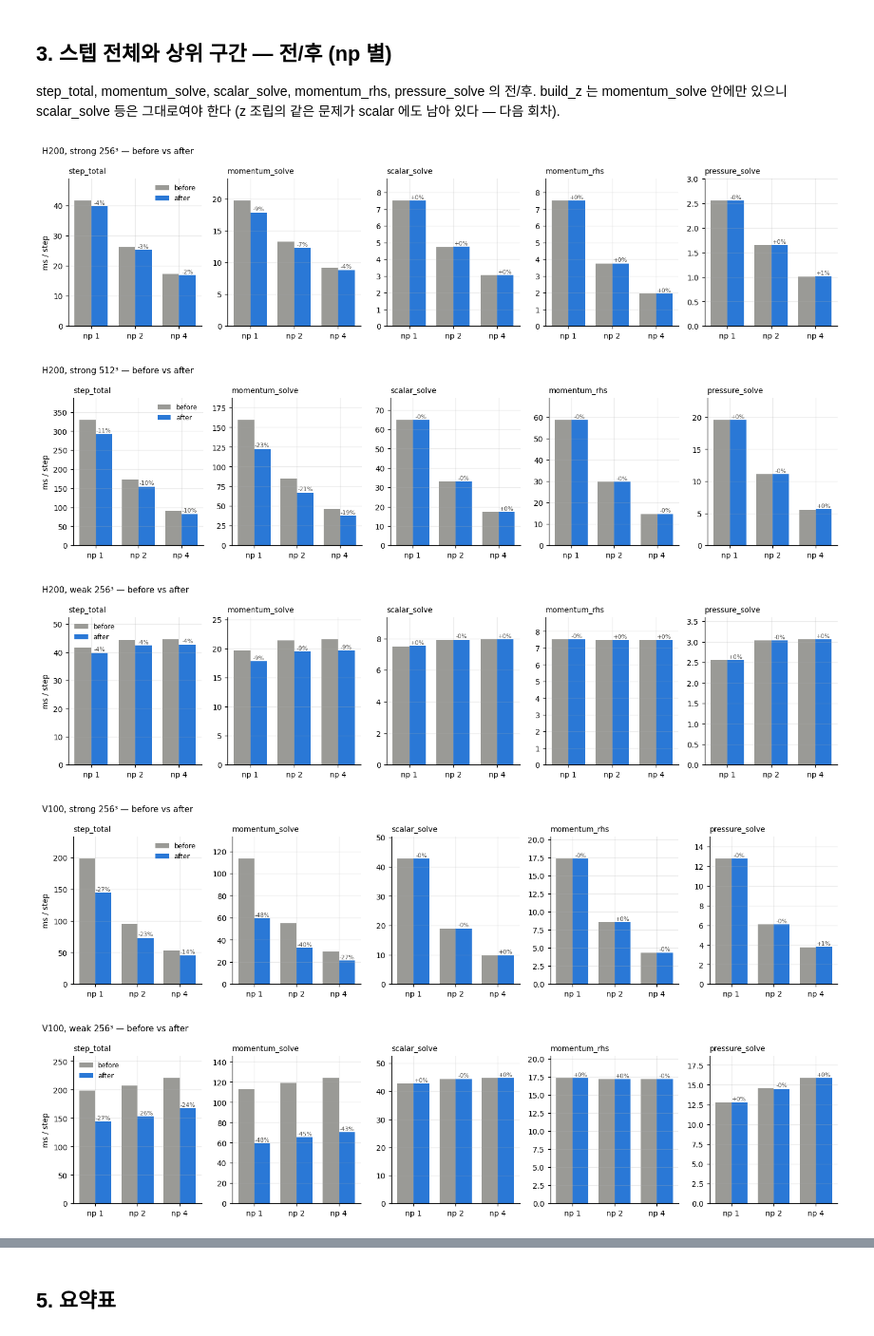
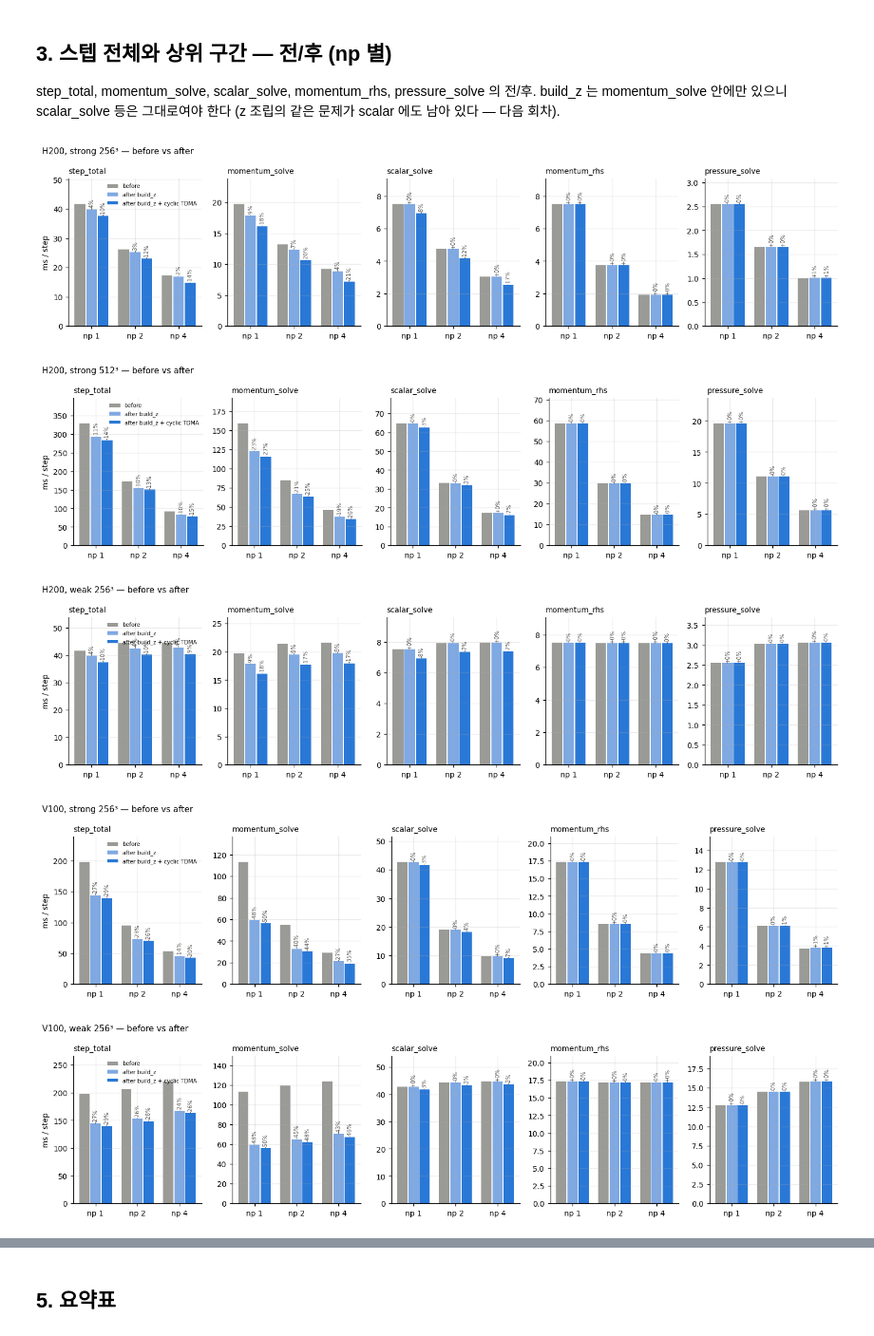
Before and after one commit to dontempty/MPM-STD_C, a Jupyter notebook: apps/rbc_nob/plot/momentum_opt_scalability.ipynb, the cells around one changed output, grey strips where cells are left out. Shown at 95% size. Drawn from its saved outputs; the diff is of its cells as text; code cells hidden in the pictures.

```diff
--- a/apps/rbc_nob/plot/momentum_opt_scalability.ipynb
+++ b/apps/rbc_nob/plot/momentum_opt_scalability.ipynb
@@ -26,8 +26,10 @@ plt.rcParams.update({"figure.dpi": 110, "font.size": 9, "legend.fontsize": 8, "a
 OUT_DIR = os.path.abspath(os.path.join(os.getcwd(), "..", "scalability", "out"))
 
 HW_NAME = {"h200": "H200", "a100": "A100", "v100": "V100"}
-VERSION = {"m": "before", "o": "after", "": "before"}          # 꼬리표 접미사 → 버전 (a100 = 전, a100o = 후)
-VER_COLOR = {"before": "#9a9a96", "after": "#2a78d6"}          # 전 = 회색(기준), 후 = 파랑
+VERSION = {"m": "before", "o": "after", "t": "after2", "": "before"}   # 꼬리표 접미사 → 버전
+VER_LABEL = {"before": "before", "after": "after build_z", "after2": "after build_z + cyclic TDMA"}
+VER_COLOR = {"before": "#9a9a96", "after": "#7fa9e3", "after2": "#2a78d6"}   # 전 = 회색, 후 = 파랑 명도 2단
+VERS = ["before", "after", "after2"]
 HW_COLOR = {"h200": "#2a78d6", "a100": "#eb6834", "v100": "#1baf7a"}
 COMPONENTS = ["dU", "dV", "dW"]
 EVENTS_PER_COMPONENT = ["build_x", "tdma_x", "scatter_x", "build_y", "tdma_y", "scatter_y",
@@ -105,14 +107,14 @@ def monitor_line(tag, name, step=200):
                     return line.rstrip()
     return None
 
-for hw, before, after in (("h200", "h200m", "h200o"), ("v100", "v100m", "v100o"), ("a100", "a100", "a100o")):
+for hw, before, after in (("h200", "h200m", "h200o"), ("v100", "v100m", "v100o"), ("h200", "h200m", "h200t"), ("v100", "v100m", "v100t")):
     for name in ("scal_strong_256_np1", "scal_strong_256_np4", "scal_strong_512_np1"):
         b, a = monitor_line(before, name), monitor_line(after, name)
         if b is None or a is None:
             continue
         cols = lambda line: line.split()[1:3] + line.split()[4:13]   # max|div|(리덕션 순서 잡음, 1e-15 자리)·sec/step 열 제외
         same = cols(b) == cols(a)
-        print(f"[{HW_NAME[hw]}] {name}: {'SAME' if same else 'DIFFERENT'}")
+        print(f"[{HW_NAME[hw]}] {before} vs {after} {name}: {'SAME' if same else 'DIFFERENT'}")
         if not same:
             print("  before:", b); print("  after: ", a)
 # %% [output]
@@ -168,36 +180,39 @@ step_total, momentum_solve, scalar_solve, momentum_rhs, pressure_solve 의 전/
 scalar_solve 등은 그대로여야 한다 (z 조립의 같은 문제가 scalar 에도 남아 있다 — 다음 회차).
 # %%
 def plot_top_before_after(mode, hw, n):
-    nps = sorted({k[4] for k in cases if k[:4] in ((hw, "before", mode, n), (hw, "after", mode, n))})
-    if not nps:
+    vers = [v for v in VERS if any(k[:4] == (hw, v, mode, n) for k in cases)]
+    nps = sorted({k[4] for k in cases if k[0] == hw and k[2:4] == (mode, n)})
+    if len(vers) < 2:
         return
     fig, axes = plt.subplots(1, len(TOP), figsize=(2.7 * len(TOP), 3.4))
     for ax, phase in zip(axes, TOP):
-        xs = np.arange(len(nps)); w = 0.38
-        for off, ver in ((-w / 2, "before"), (w / 2, "after")):
+        xs = np.arange(len(nps)); w = 0.8 / len(vers)
+        for j, ver in enumerate(vers):
             vals = [cases.get((hw, ver, mode, n, p), {}).get(phase, np.nan) for p in nps]
-            ax.bar(xs + off, vals, w, color=VER_COLOR[ver], label=ver)
-        for x, p in zip(xs, nps):
-            b = cases.get((hw, "before", mode, n, p), {}).get(phase); a = cases.get((hw, "after", mode, n, p), {}).get(phase)
-            if b and a:
-                ax.annotate(f"{100 * (a / b - 1):+.0f}%", (x + w / 2, a), xytext=(0, 2), textcoords="offset points", ha="center", fontsize=7, color="#52514e")
+            pos = xs - 0.4 + w * (j + 0.5)
+            ax.bar(pos, vals, w * 0.92, color=VER_COLOR[ver], label=VER_LABEL[ver])
+            if j > 0:
+                for x, p, a in zip(pos, nps, vals):
+                    b = cases.get((hw, vers[0], mode, n, p), {}).get(phase)
+                    if b and a == a:
+                        ax.annotate(f"{100 * (a / b - 1):+.0f}%", (x, a), xytext=(0, 2), textcoords="offset points", ha="center", fontsize=6.5, color="#52514e", rotation=90)
         ax.set_xticks(xs); ax.set_xticklabels([f"np {p}" for p in nps]); ax.set_title(phase, fontsize=9, loc="left")
-        ax.set_ylim(0, ax.get_ylim()[1] * 1.12)
-    axes[0].set_ylabel("ms / step"); axes[0].legend(frameon=False)
+        ax.set_ylim(0, ax.get_ylim()[1] * 1.15)
+    axes[0].set_ylabel("ms / step"); axes[0].legend(frameon=False, fontsize=6.5)
     fig.suptitle(f"{HW_NAME[hw]}, {mode} {n}³ — before vs after", fontsize=10, x=0.01, ha="left")
     fig.tight_layout()
 
 for hw in ("h200", "a100", "v100"):
     for mode in ("strong", "weak"):
         for n in (256, 512):
             plot_top_before_after(mode, hw, n)
 plt.show()
 # %% [output]
-[figure, old version]
+[figure, new version]
-[figure, old version]
+[figure, new version]
-[figure, old version]
+[figure, new version]
-[figure, old version]
+[figure, new version]
-[figure, old version]
+[figure, new version]
 # %% [markdown]
 ## 4. Scaling 곡선 — 전/후 (step_total 과 build_z)
 
```
Also changed, not shown: parts of 7 cells of this notebook, 3 other files.
